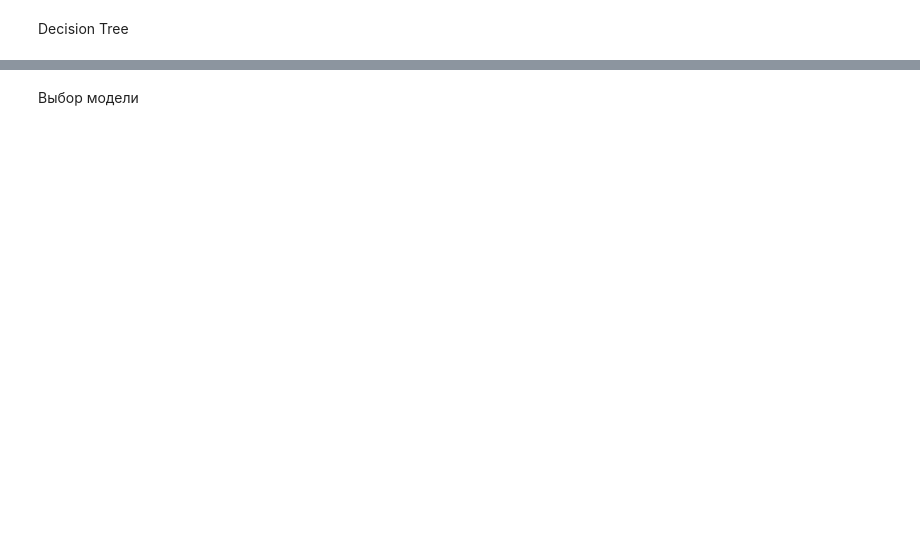
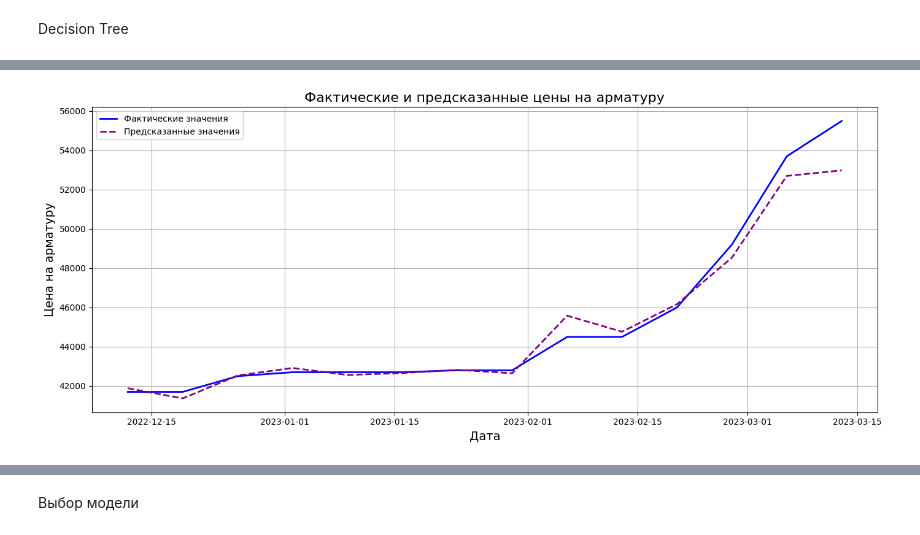
Before and after one commit to max4-dev/ML-3, a Jupyter notebook: train.ipynb, the cells around one changed output, grey strips where cells are left out. Cells and saved outputs as stored; diff of their text form; code cells hidden in the pictures; blank space fills up the shorter version.

```diff
--- a/train.ipynb
+++ b/train.ipynb
@@ -468,0 +391,7 @@ plt.show()
+# %%
+min_len = min(len(test_df), len(y_pred))
+test_df = test_df.iloc[:min_len].copy()
+# Прогноз
+X_test = test_df.drop(columns=['dt', 'Цена на арматуру'])
+# y_pred = dt_model.predict(X_test)
+test_df['Forecast'] = y_pred[:min_len]
@@ -468,0 +457,20 @@ plt.show()
+# %%
+test_df = test_df.drop(columns=['Forecast'])
+
+X_test = test_df.drop(columns=['dt', 'Цена на арматуру'])  # Убираем ненужные колонки
+y_pred = xgb_model.predict(X_test)  # Делаем прогноз
+
+test_df['Forecast'] = y_pred
+
+plt.figure(figsize=(14, 6))
+plt.plot(test_df['dt'], test_df['Цена на арматуру'], label='Фактические значения', color='blue', linewidth=2)
+plt.plot(test_df['dt'], test_df['Forecast'], label='Предсказанные значения', color='purple', linestyle='--', linewidth=2)
+plt.title('Фактические и предсказанные цены на арматуру', fontsize=16)
+plt.xlabel('Дата', fontsize=14)
+plt.ylabel('Цена на арматуру', fontsize=14)
+plt.legend()
+plt.grid(True)
+plt.tight_layout()
+plt.show()
+# %% [output]
+[figure, added]
```
Also changed, not shown: parts of 21 cells of this notebook.
